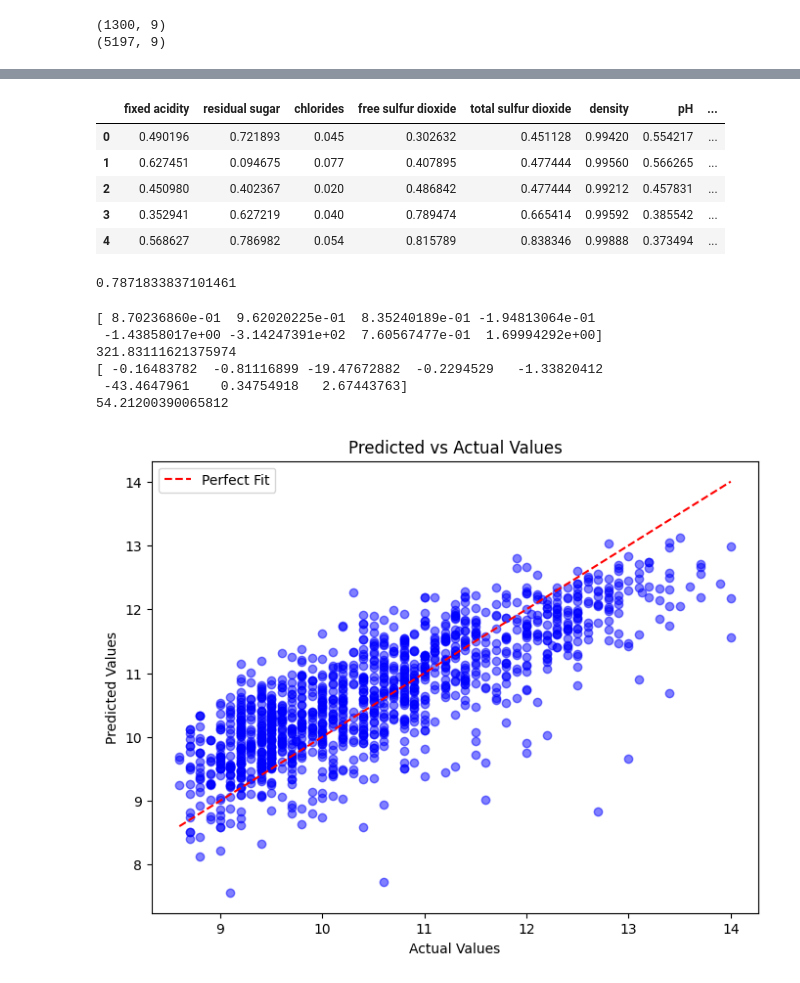
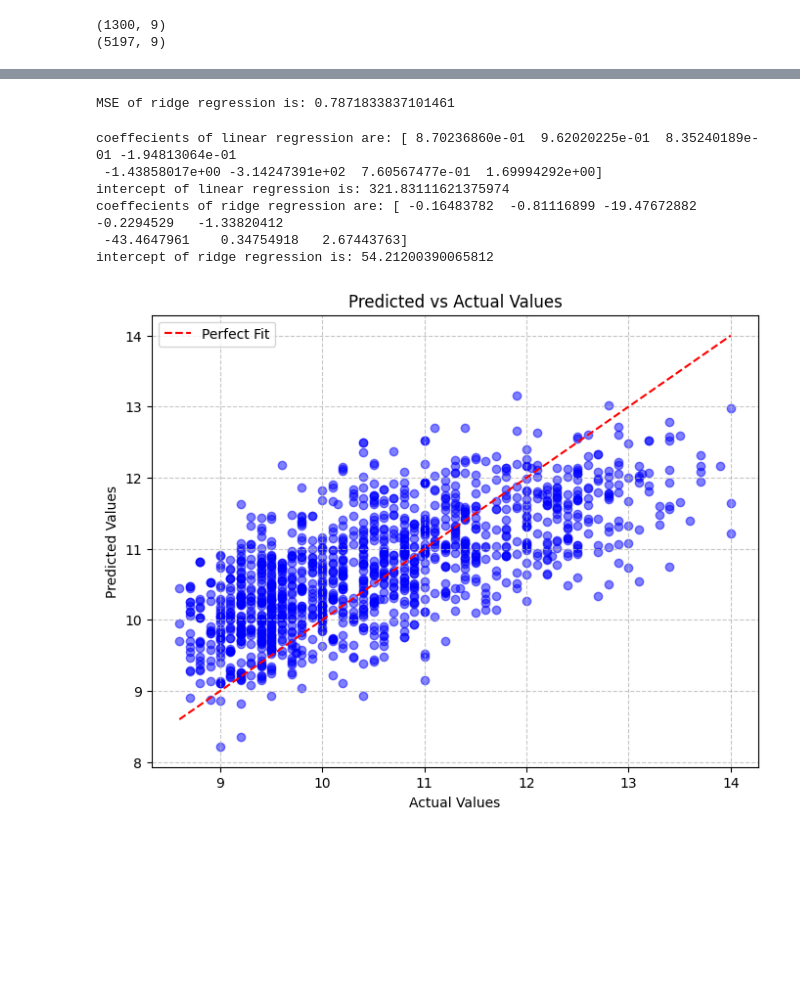
Before and after one commit to Ganesh-Kdt/Classification-and-Regression-Model-From-Scratch, a Jupyter notebook: ganeshdi_sushreen_assignment1_part3.ipynb, the cells around one changed output, grey strips where cells are left out. Drawn from its saved outputs; the diff is of its cells as text; code cells hidden in the pictures; blank space fills up the shorter version.

Commit message:
added graphs

```diff
--- a/ganeshdi_sushreen_assignment1_part3.ipynb
+++ b/ganeshdi_sushreen_assignment1_part3.ipynb
@@ -242,14 +234,8 @@ Maximum value for  quality  is:  8.0
 # %%
 X_train_RR = train_data.iloc[:,:-1]
 Y_train_RR = train_data.iloc[:,-1]
-X_train_RR.head()
+X_test_RR = test_data.iloc[:,:-1]
+Y_test_RR = test_data.iloc[:,-1]
-# %% [output]
-|  | fixed acidity | residual sugar | chlorides | free sulfur dioxide | total sulfur dioxide | density | pH | ... |
-| 0 | 0.490196 | 0.721893 | 0.045 | 0.302632 | 0.451128 | 0.99420 | 0.554217 | ... |
-| 1 | 0.627451 | 0.094675 | 0.077 | 0.407895 | 0.477444 | 0.99560 | 0.566265 | ... |
-| 2 | 0.450980 | 0.402367 | 0.020 | 0.486842 | 0.477444 | 0.99212 | 0.457831 | ... |
-| 3 | 0.352941 | 0.627219 | 0.040 | 0.789474 | 0.665414 | 0.99592 | 0.385542 | ... |
-| 4 | 0.568627 | 0.786982 | 0.054 | 0.815789 | 0.838346 | 0.99888 | 0.373494 | ... |
 # %%
 class customRidgeRegression :
 
@@ -262,9 +248,9 @@ class customRidgeRegression :
         X_train = np.insert(X_train,0,1,axis=1)
         I = np.identity(X_train.shape[1])
         I[0][0]=0
-        result = np.linalg.inv(np.dot(X_train.T,X_train) + self.alpha * I).dot(X_train.T).dot(Y_train)
-        self.intercept=result[0]
-        self.coef=result[1:]
+        betas = np.linalg.inv(np.dot(X_train.T,X_train) + self.alpha * I).dot(X_train.T).dot(Y_train)
+        self.intercept=betas[0]
+        self.coef=betas[1:]
 
     def predict(self,X_test):
         return np.dot(X_test,self.coef) + self.intercept
@@ -273,24 +259,21 @@ rr = customRidgeRegression(alpha=0.1)
 
 rr.fit(X_train_RR,Y_train_RR)
 
-X_test_RR = test_data.iloc[:,:-1]
-Y_test_RR = test_data.iloc[:,-1]
-
 Y_pred_RR=rr.predict(X_test_RR)
 
 mse = customMES(Y_test_RR, Y_pred_RR)
-print(mse)
+print("MSE of ridge regression is:",mse)
 # %% [output]
-0.7871833837101461
+MSE of ridge regression is: 0.7871833837101461
 # %%
-print(lr.coef)
-print(lr.intercept)
-print(rr.coef)
-print(rr.intercept)
+print('coeffecients of linear regression are:',lr.coef)
+print('intercept of linear regression is:',lr.intercept)
+print('coeffecients of ridge regression are:',rr.coef)
+print('intercept of ridge regression is:',rr.intercept)
 # %% [output]
-[ 8.70236860e-01  9.62020225e-01  8.35240189e-01 -1.94813064e-01
+coeffecients of linear regression are: [ 8.70236860e-01  9.62020225e-01  8.35240189e-01 -1.94813064e-01
  -1.43858017e+00 -3.14247391e+02  7.60567477e-01  1.69994292e+00]
-321.83111621375974
-[ -0.16483782  -0.81116899 -19.47672882  -0.2294529   -1.33820412
+intercept of linear regression is: 321.83111621375974
+coeffecients of ridge regression are: [ -0.16483782  -0.81116899 -19.47672882  -0.2294529   -1.33820412
  -43.4647961    0.34754918   2.67443763]
-54.21200390065812
+intercept of ridge regression is: 54.21200390065812
@@ -314,13 +280,13 @@ print(rr.intercept)
 # %%
+##Ridge Regression predicted vs actual values
 plt.figure(figsize=(8, 6))
-plt.scatter(Y_test_LR, Y_pred_LR, color='blue', alpha=0.5)
-plt.plot([min(Y_test_LR), max(Y_test_LR)], [min(Y_test_LR), max(Y_test_LR)], color='red', linestyle='--', label='Perfect Fit')
+plt.scatter(Y_test_RR, Y_pred_RR, color='blue', alpha=0.5)
+plt.plot([min(Y_test_RR), max(Y_test_RR)], [min(Y_test_RR), max(Y_test_RR)], color='red', linestyle='--', label='Perfect Fit')
+plt.grid(True, linestyle='--', alpha=0.7)
 plt.title('Predicted vs Actual Values')
 plt.xlabel('Actual Values')
 plt.ylabel('Predicted Values')
 plt.legend()
-
-# Show the plot
 plt.show()
 # %% [output]
-[figure, old version]
+[figure, new version]
```
Also changed, not shown: parts of 6 cells of this notebook.
